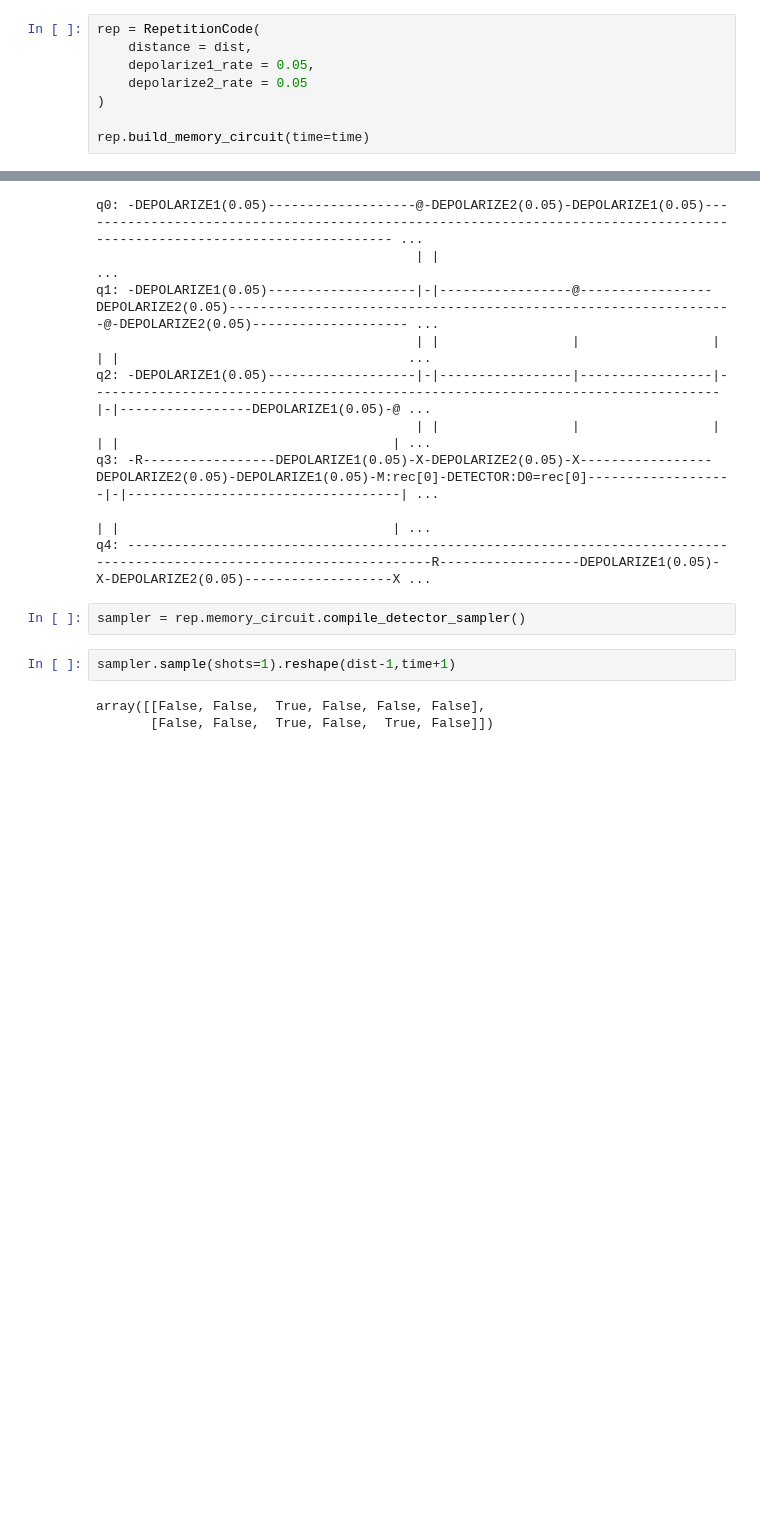
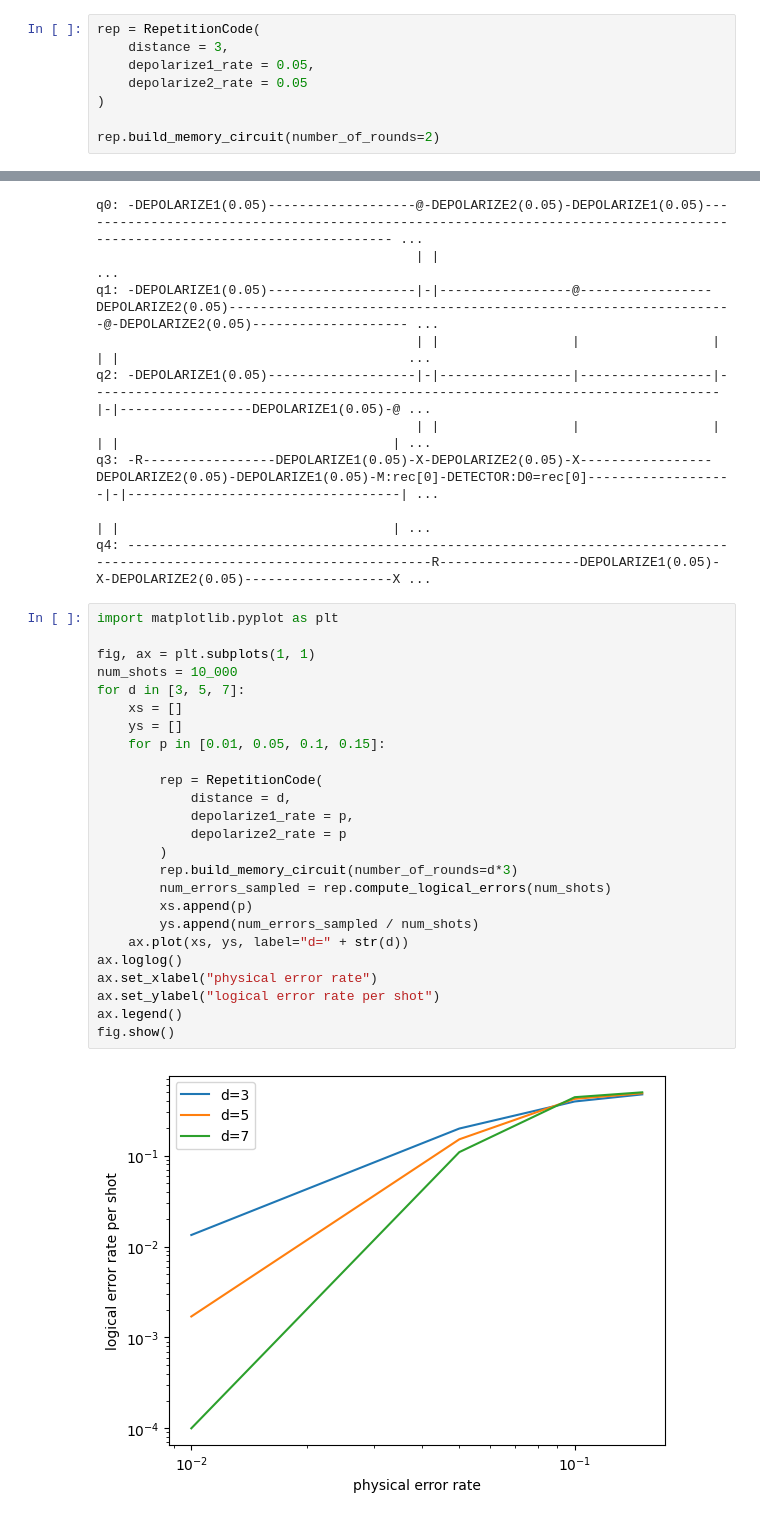
Before and after one commit to adelshb/qec-with-code, a Jupyter notebook: notebooks/repetition_code.ipynb, the cells around one changed output, grey strips where cells are left out. Drawn from its saved outputs; the diff is of its cells as text; blank space fills up the shorter version.

Commit message:
add decoding for base code and repetition code notebook

```diff
--- a/notebooks/repetition_code.ipynb
+++ b/notebooks/repetition_code.ipynb
@@ -6,11 +3,11 @@ time = 5
 # %%
 rep = RepetitionCode(
-    distance = dist,
+    distance = 3,
     depolarize1_rate = 0.05,
     depolarize2_rate = 0.05
 )
 
-rep.build_memory_circuit(time=time)
+rep.build_memory_circuit(number_of_rounds=2)
 # %%
 rep.memory_circuit.diagram()
 # %% [output]
@@ -23,10 +20,30 @@ q2: -DEPOLARIZE1(0.05)-------------------|-|-----------------|-----------------|
 q3: -R-----------------DEPOLARIZE1(0.05)-X-DEPOLARIZE2(0.05)-X-----------------DEPOLARIZE2(0.05)-DEPOLARIZE1(0.05)-M:rec[0]-DETECTOR:D0=rec[0]-------------------|-|-----------------------------------| ...
                                                                                                                                                                  | |                                   | ...
 q4: ------------------------------------------------------------------------------------------------------------------------R------------------DEPOLARIZE1(0.05)-X-DEPOLARIZE2(0.05)-------------------X ...
-# %%
-sampler = rep.memory_circuit.compile_detector_sampler()
-# %%
-sampler.sample(shots=1).reshape(dist-1,time+1)
-# %% [output]
-array([[False, False,  True, False, False, False],
-       [False, False,  True, False,  True, False]])
+# %%
+import matplotlib.pyplot as plt
+
+fig, ax = plt.subplots(1, 1)
+num_shots = 10_000
+for d in [3, 5, 7]:
+    xs = []
+    ys = []
+    for p in [0.01, 0.05, 0.1, 0.15]:
+
+        rep = RepetitionCode(
+            distance = d,
+            depolarize1_rate = p,
+            depolarize2_rate = p
+        )
+        rep.build_memory_circuit(number_of_rounds=d*3)
+        num_errors_sampled = rep.compute_logical_errors(num_shots)
+        xs.append(p)
+        ys.append(num_errors_sampled / num_shots)
+    ax.plot(xs, ys, label="d=" + str(d))
+ax.loglog()
+ax.set_xlabel("physical error rate")
+ax.set_ylabel("logical error rate per shot")
+ax.legend()
+fig.show()
+# %% [output]
+[figure, added]
```
Also changed, not shown: parts of 1 cell of this notebook, 4 other files.
